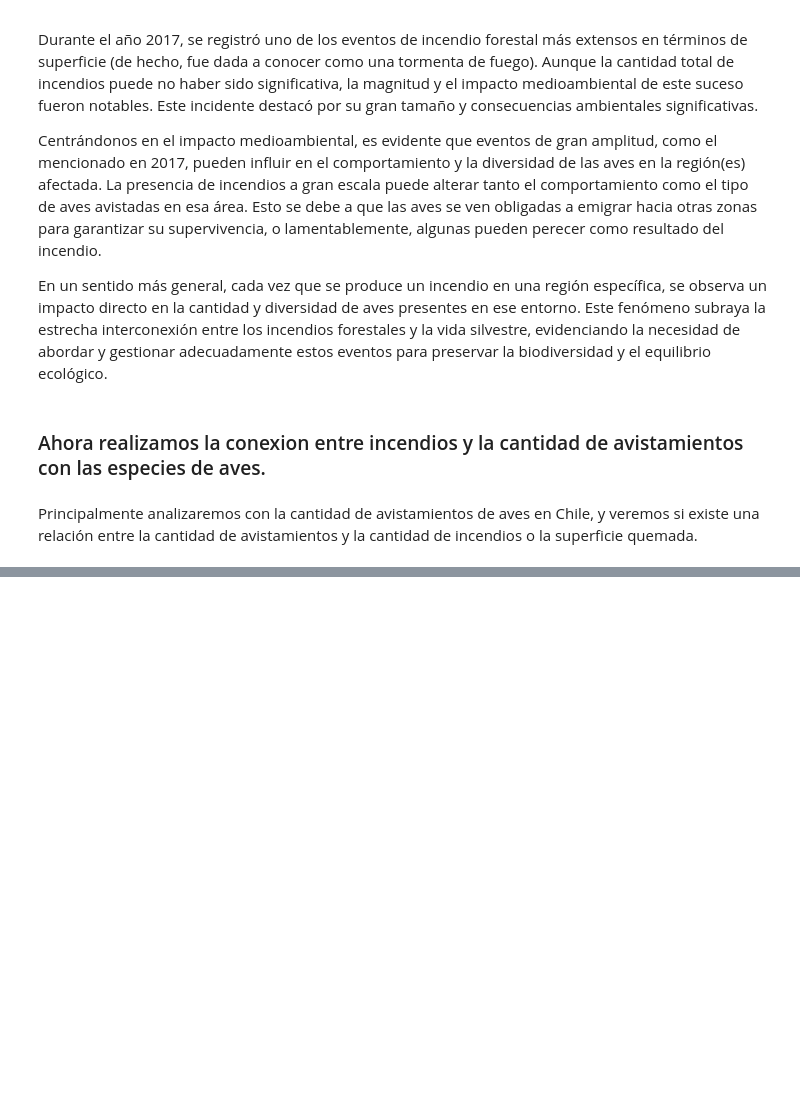
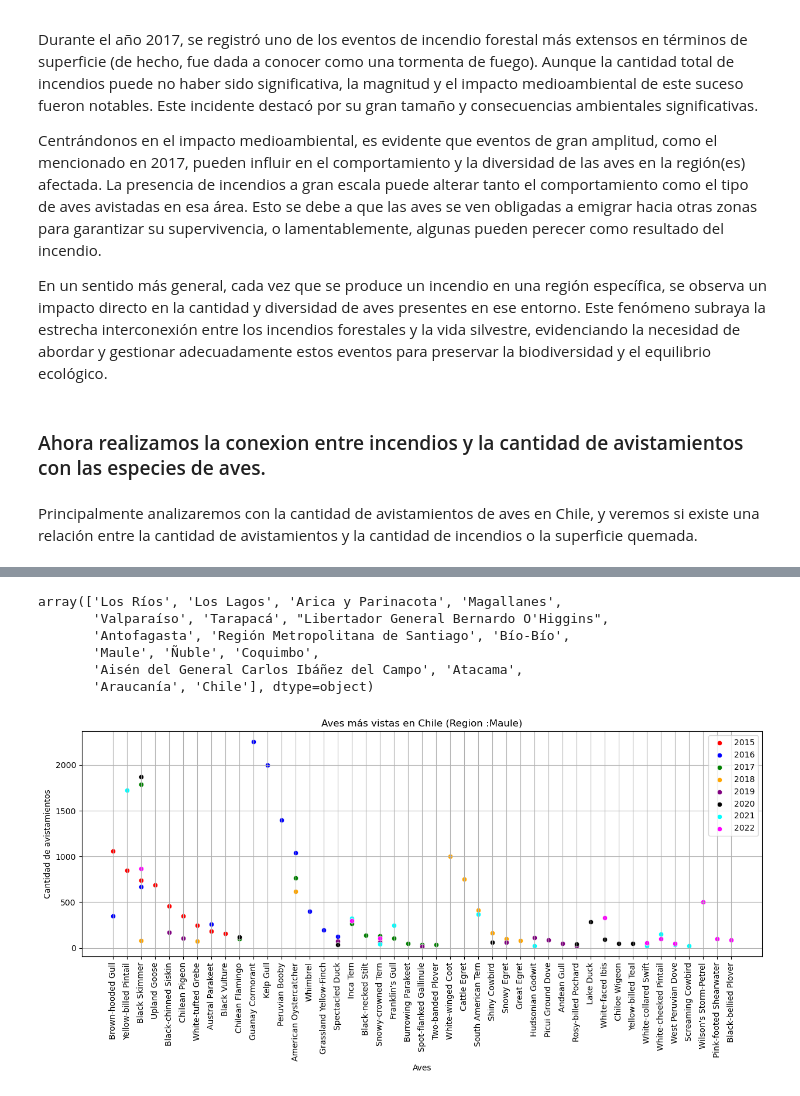
Before and after one commit to ymotomy/Proyecto-IMT2200, a Jupyter notebook: Proyecto.ipynb, the cells around one changed output, grey strips where cells are left out. Cells and saved outputs as stored; diff of their text form; code cells hidden in the pictures; blank space fills up the shorter version.

```diff
--- a/Proyecto.ipynb
+++ b/Proyecto.ipynb
@@ -250,0 +288,16 @@ df_aves_15.head()
+# %%
+dataframes_aves = [df_aves_15, df_aves_16, df_aves_17, df_aves_18, df_aves_19, df_aves_20, df_aves_21, df_aves_22]
+dataframes_aves_agrupadas = []
+for df_ in dataframes_aves:
+    df_ = df_.groupby(['comName','region','sciName']).sum('howMany').reset_index().sort_values(by="howMany", ascending=False)
+    dataframes_aves_agrupadas.append(df_)
+# %%
+#redistribuimos los dataframes
+df_aves_15 = dataframes_aves_agrupadas[0]
+df_aves_16 = dataframes_aves_agrupadas[1]
+df_aves_17 = dataframes_aves_agrupadas[2]
+df_aves_18 = dataframes_aves_agrupadas[3]
+df_aves_19 = dataframes_aves_agrupadas[4]
+df_aves_20 = dataframes_aves_agrupadas[5]
+df_aves_21 = dataframes_aves_agrupadas[6]
+df_aves_22 = dataframes_aves_agrupadas[7]
@@ -250,0 +322,33 @@ df_aves_15.head()
+# %%
+df_aves_15['region'].unique()
+# %% [output]
+array(['Los Ríos', 'Los Lagos', 'Arica y Parinacota', 'Magallanes',
+       'Valparaíso', 'Tarapacá', "Libertador General Bernardo O'Higgins",
+       'Antofagasta', 'Región Metropolitana de Santiago', 'Bío-Bío',
+       'Maule', 'Ñuble', 'Coquimbo',
+       'Aisén del General Carlos Ibáñez del Campo', 'Atacama',
+       'Araucanía', 'Chile'], dtype=object)
+# %%
+#hacemos scatter plot con todos los dataframes de aves siendo estos desde el 2015 al 2022
+#2015
+def ploteo_aves(region):
+    plt.figure(figsize=(15, 5))
+    sns.scatterplot(data=df_aves_15[df_aves_15['region'] == region].head(10), x="comName", y="howMany", color='red', label='2015')
+    sns.scatterplot(data=df_aves_16[df_aves_16['region'] == region].head(10), x="comName", y="howMany", color='blue', label='2016')
+    sns.scatterplot(data=df_aves_17[df_aves_17['region'] == region].head(10), x="comName", y="howMany", color='green', label='2017')
+    sns.scatterplot(data=df_aves_18[df_aves_18['region'] == region].head(10), x="comName", y="howMany", color='orange', label='2018')
+    sns.scatterplot(data=df_aves_19[df_aves_19['region'] == region].head(10), x="comName", y="howMany", color='purple', label='2019')
+    sns.scatterplot(data=df_aves_20[df_aves_20['region'] == region].head(10), x="comName", y="howMany", color='black', label='2020')
+    sns.scatterplot(data=df_aves_21[df_aves_21['region'] == region].head(10), x="comName", y="howMany", color='cyan', label='2021')
+    sns.scatterplot(data=df_aves_22[df_aves_22['region'] == region].head(10), x="comName", y="howMany", color='magenta', label='2022')
+    plt.title("Aves más vistas en Chile (Region :" + region + ")")
+    plt.xlabel("Aves")
+    plt.ylabel("Cantidad de avistamientos")
+    plt.legend()
+    plt.grid()
+    plt.xticks(rotation=90)
+    plt.show()
+# %%
+ploteo_aves('Maule')
+# %% [output]
+[figure, added]
```
Also changed, not shown: parts of 14 cells of this notebook.
